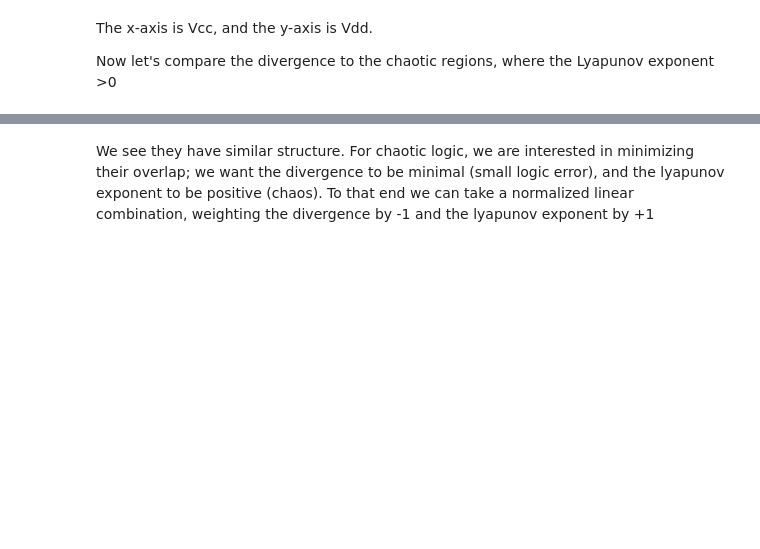
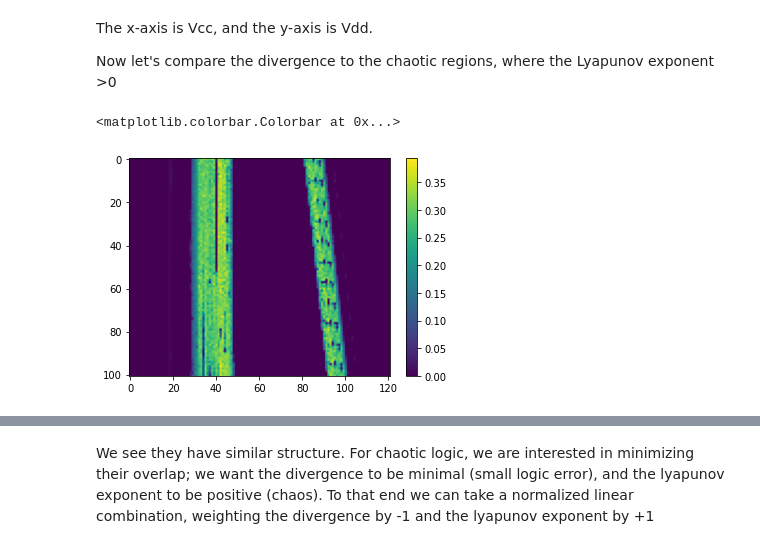
Before and after one commit to Noeloikeau/chaogate, a Jupyter notebook: 00_core.ipynb, the cells around one changed output, grey strips where cells are left out. Cells and saved outputs as stored; diff of their text form; code cells hidden in the pictures; blank space fills up the shorter version.

```diff
--- a/00_core.ipynb
+++ b/00_core.ipynb
@@ -855,5 +859,8 @@ The x-axis is Vcc, and the y-axis is Vdd.
 
 Now let's compare the divergence to the chaotic regions, where the Lyapunov exponent >0
 # %%
-#plt.imshow((ds.lyapunov.data>0)*ds.lyapunov.data)
-#plt.colorbar()
+plt.imshow((ds.lyapunov.data>0)*ds.lyapunov.data)
+plt.colorbar()
+# %% [output]
+<matplotlib.colorbar.Colorbar at 0x...>
+[figure, added]
```
Also changed, not shown: parts of 41 cells of this notebook, 2 other files.
